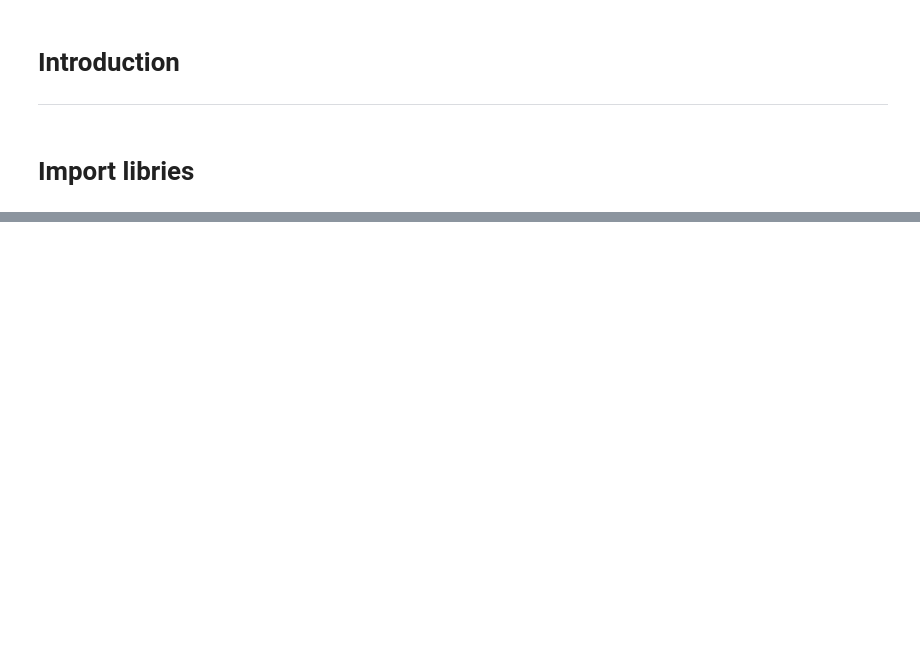
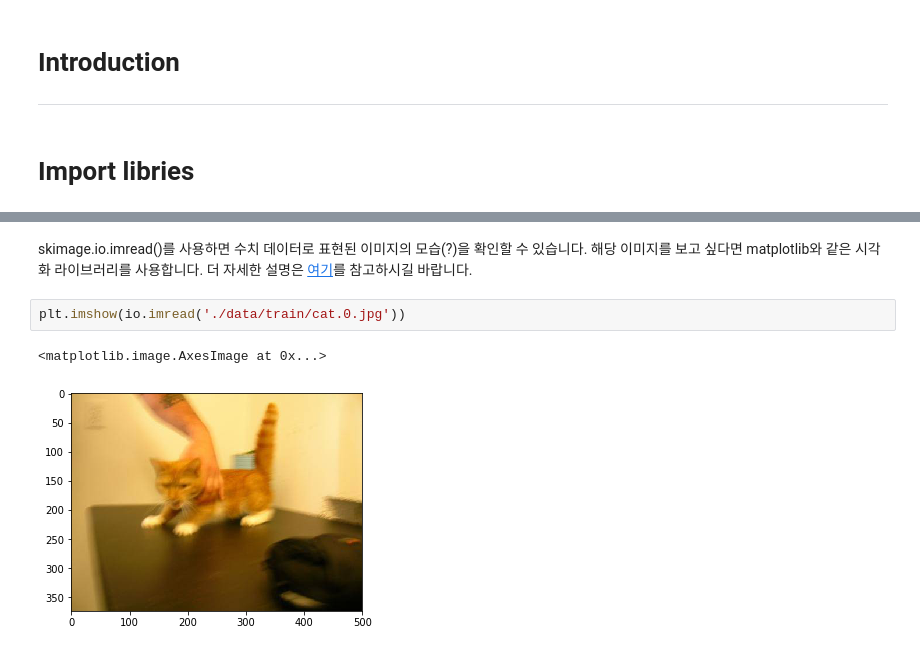
Before and after one commit to burgerphilia/machine-learing-basics, a Jupyter notebook: cnn_with_pytorch.ipynb, the cells around one changed output, grey strips where cells are left out. Cells and saved outputs as stored; diff of their text form; blank space fills up the shorter version.

```diff
--- a/cnn_with_pytorch.ipynb
+++ b/cnn_with_pytorch.ipynb
@@ -16,0 +39,7 @@ from sklearn.preprocessing import LabelEncoder, StandardScaler
+# %% [markdown]
+skimage.io.imread()를 사용하면 수치 데이터로 표현된 이미지의 모습(?)을 확인할 수 있습니다. 해당 이미지를 보고 싶다면 matplotlib와 같은 시각화 라이브러리를 사용합니다. 더 자세한 설명은 [여기](https://matplotlib.org/users/image_tutorial.html)를 참고하시길 바랍니다.
+# %%
+plt.imshow(io.imread('./data/train/cat.0.jpg'))
+# %% [output]
+<matplotlib.image.AxesImage at 0x...>
+[figure, added]
```
Also changed, not shown: parts of 11 cells of this notebook.
